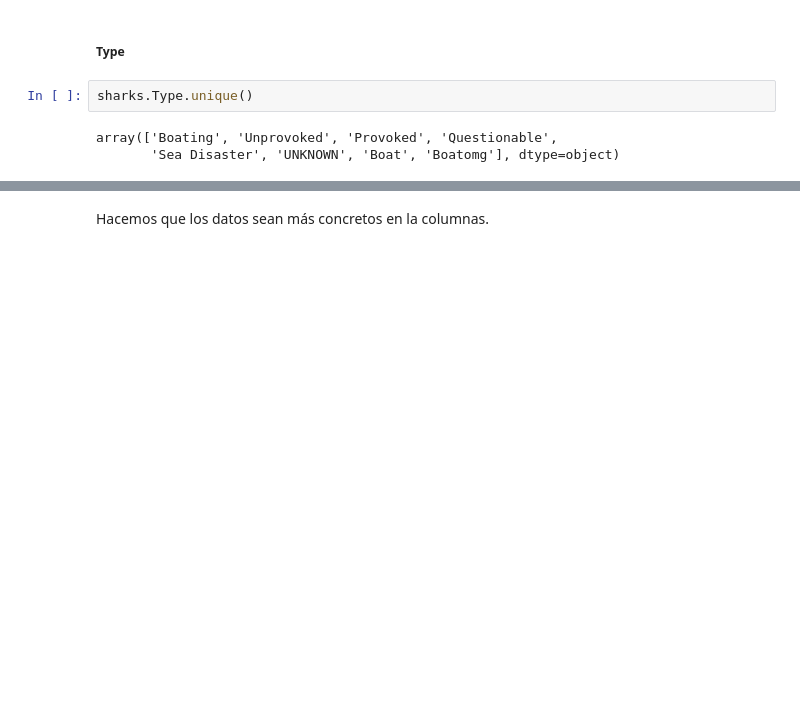
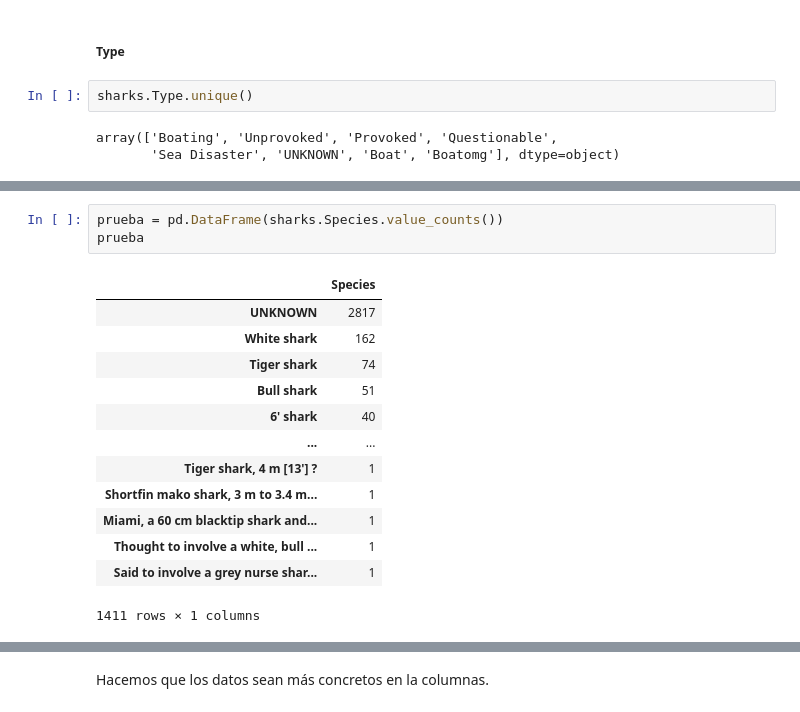
Before and after one commit to data2021oct/sharks, a Jupyter notebook: limpieza.ipynb, the cells around one changed output, grey strips where cells are left out. Drawn from its saved outputs; the diff is of its cells as text; blank space fills up the shorter version.

Commit message:
priemra prueba de limpieza terminda, empezamos con visualzación

```diff
--- a/limpieza.ipynb
+++ b/limpieza.ipynb
@@ -286,0 +430,17 @@ sharks[["Type","Activity","Injury"]][(sharks.Type != "Boat")].sample(50)
+# %%
+prueba = pd.DataFrame(sharks.Species.value_counts())
+prueba
+# %% [output]
+|  | Species |
+| UNKNOWN | 2817 |
+| White shark | 162 |
+| Tiger shark | 74 |
+| Bull shark | 51 |
+| 6' shark | 40 |
+| ... | ... |
+| Tiger shark, 4 m [13'] ? | 1 |
+| Shortfin mako shark, 3 m to 3.4 m... | 1 |
+| Miami, a 60 cm blacktip shark and... | 1 |
+| Thought to involve a white, bull ... | 1 |
+| Said to involve a grey nurse shar... | 1 |
+1411 rows × 1 columns
```
Also changed, not shown: parts of 21 cells of this notebook, 2 other files.
